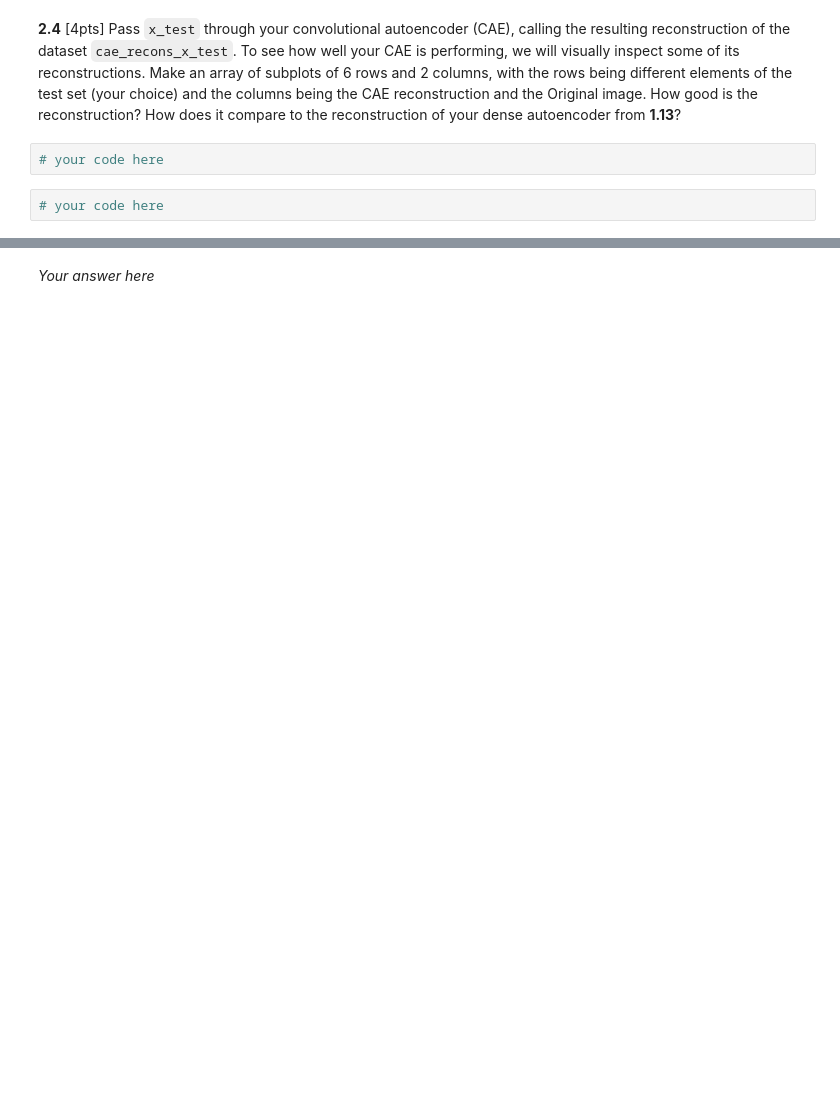
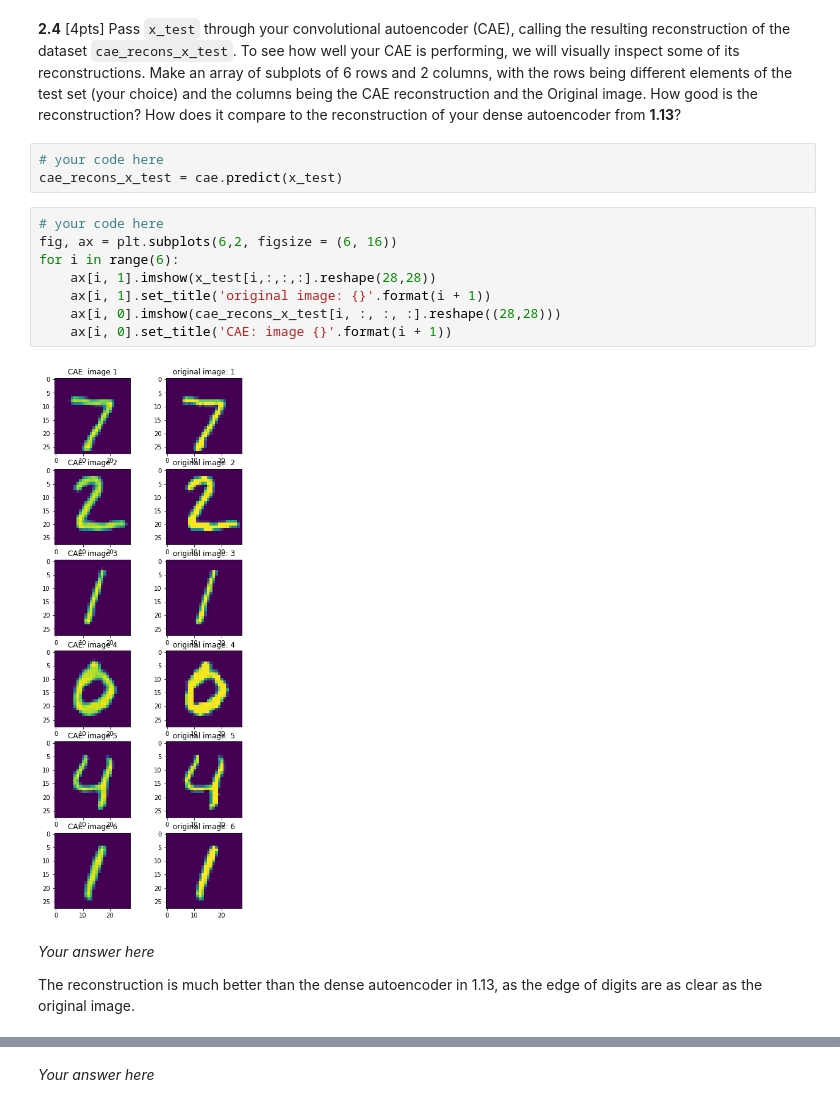
Before and after one commit to Ruby122/2020-CS109B, a Jupyter notebook: content/homeworks/hw05/cs109b-hw5-students.ipynb, the cells around one changed output, grey strips where cells are left out. Cells and saved outputs as stored; diff of their text form; blank space fills up the shorter version.

```diff
--- a/content/homeworks/hw05/cs109b-hw5-students.ipynb
+++ b/content/homeworks/hw05/cs109b-hw5-students.ipynb
@@ -621,5 +696,18 @@ print(working_dir)
 **2.4** [4pts] Pass `x_test` through your convolutional autoencoder (CAE), calling the resulting reconstruction of the dataset `cae_recons_x_test`. To see how well your CAE is performing, we will visually inspect some of its reconstructions. Make an array of subplots of 6 rows and 2 columns, with the rows being different elements of the test set (your choice) and the columns being the CAE reconstruction and the Original image. How good is the reconstruction? How does it compare to the reconstruction of your dense autoencoder from **1.13**?
 # %%
 # your code here
+cae_recons_x_test = cae.predict(x_test)
-# %%
-# your code here
+# %%
+# your code here
+fig, ax = plt.subplots(6,2, figsize = (6, 16))
+for i in range(6):
+    ax[i, 1].imshow(x_test[i,:,:,:].reshape(28,28))
+    ax[i, 1].set_title('original image: {}'.format(i + 1))
+    ax[i, 0].imshow(cae_recons_x_test[i, :, :, :].reshape((28,28)))
+    ax[i, 0].set_title('CAE: image {}'.format(i + 1))
+# %% [output]
+[figure, added]
+# %% [markdown]
+*Your answer here*
+
+The reconstruction is much better than the dense autoencoder in 1.13, as the edge of digits are as clear as the original image.
```
Also changed, not shown: parts of 28 cells of this notebook, 2 other files.
